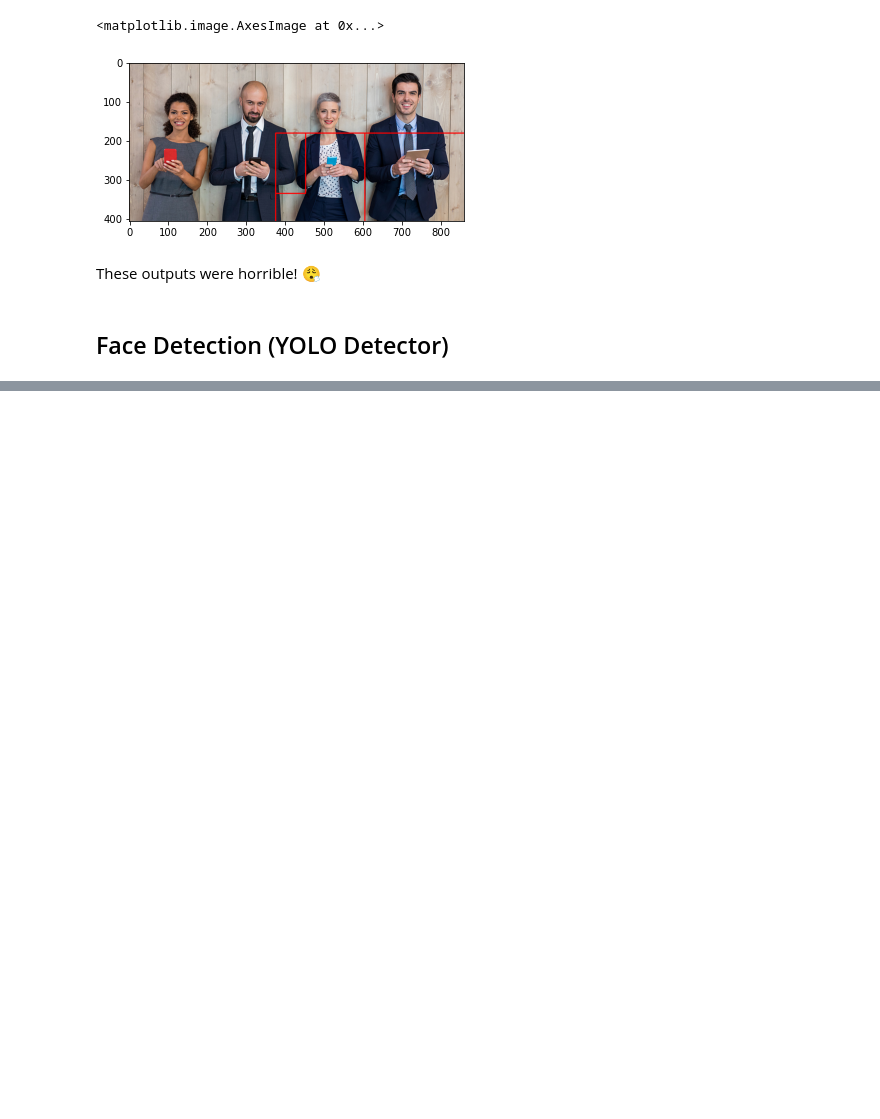
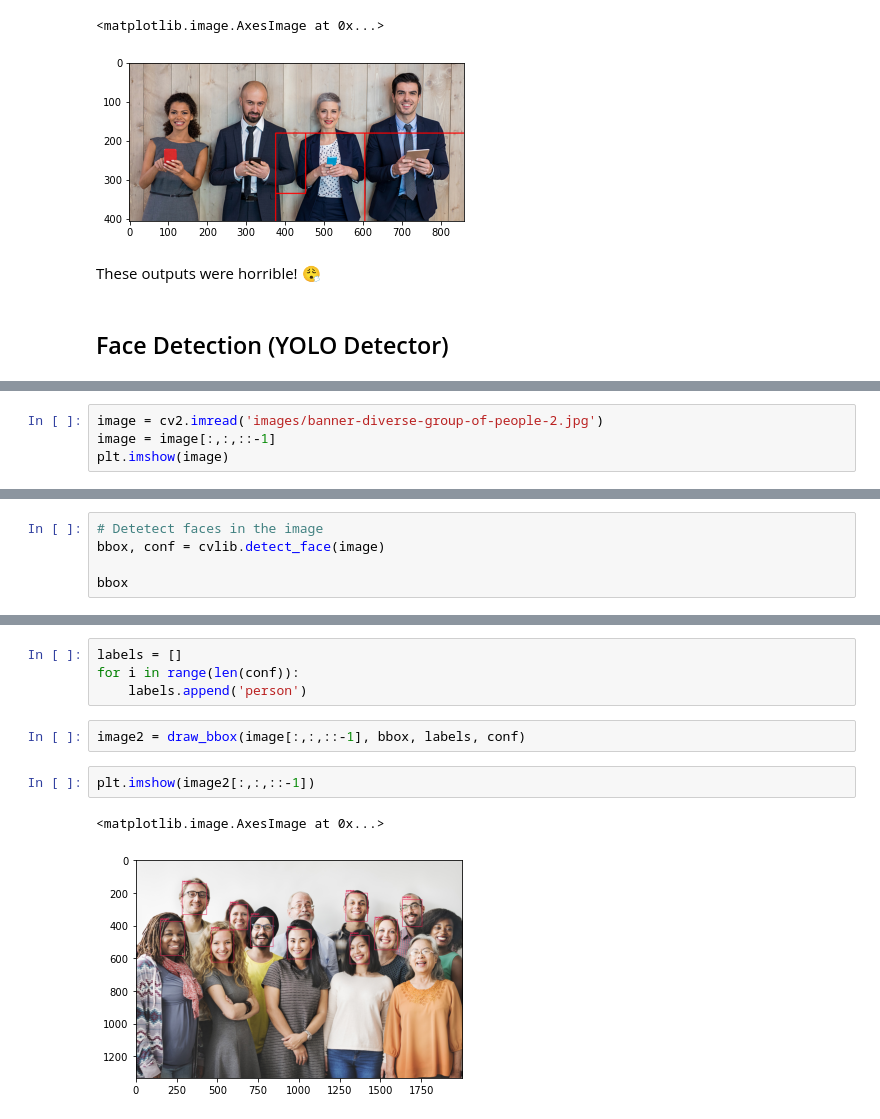
Before and after one commit to anice1/Intro-to-CV, a Jupyter notebook: Object-detection.ipynb, the cells around one changed output, grey strips where cells are left out. Cells and saved outputs as stored; diff of their text form; blank space fills up the shorter version.

Commit message:
Using cvlib to draw faces

```diff
--- a/Object-detection.ipynb
+++ b/Object-detection.ipynb
@@ -180,0 +159,4 @@ ModuleNotFoundError: No module named 'tensorflow'
+# %%
+image = cv2.imread('images/banner-diverse-group-of-people-2.jpg')
+image = image[:,:,::-1]
+plt.imshow(image)
@@ -180,0 +166,5 @@ ModuleNotFoundError: No module named 'tensorflow'
+# %%
+# Detetect faces in the image
+bbox, conf = cvlib.detect_face(image)
+
+bbox
@@ -180,0 +195,11 @@ ModuleNotFoundError: No module named 'tensorflow'
+# %%
+labels = []
+for i in range(len(conf)):
+    labels.append('person')
+# %%
+image2 = draw_bbox(image[:,:,::-1], bbox, labels, conf)
+# %%
+plt.imshow(image2[:,:,::-1])
+# %% [output]
+<matplotlib.image.AxesImage at 0x...>
+[figure, added]
```
Also changed, not shown: parts of 5 cells of this notebook.
